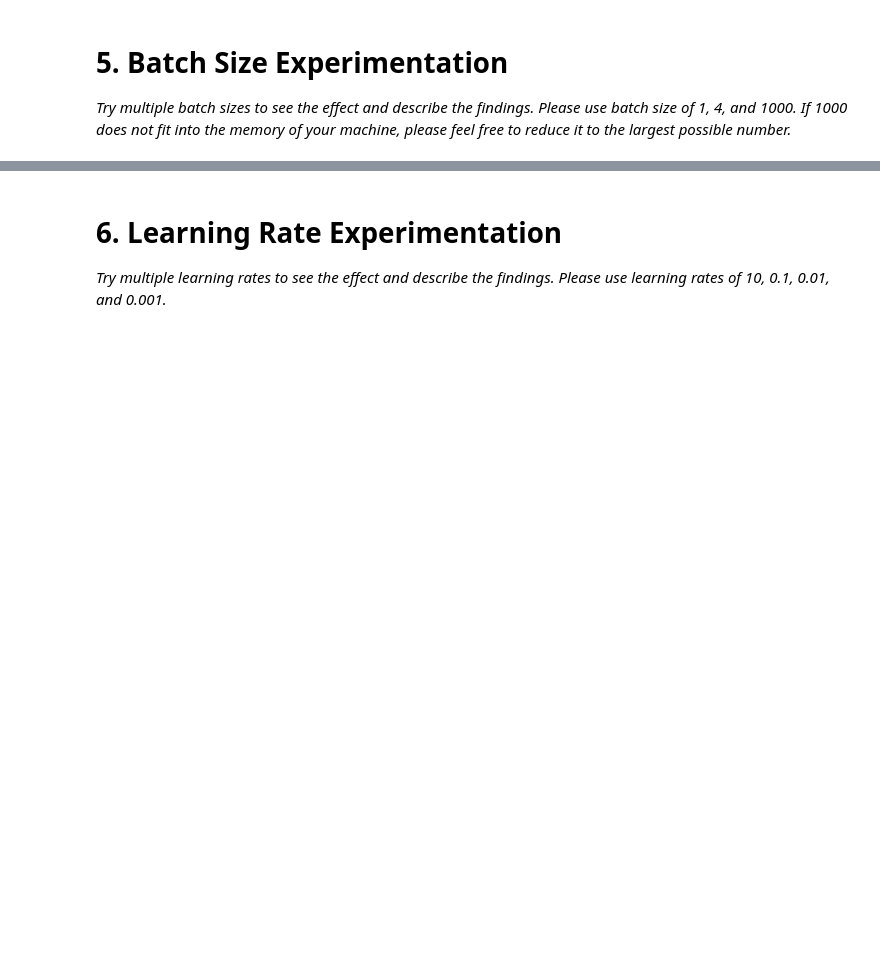
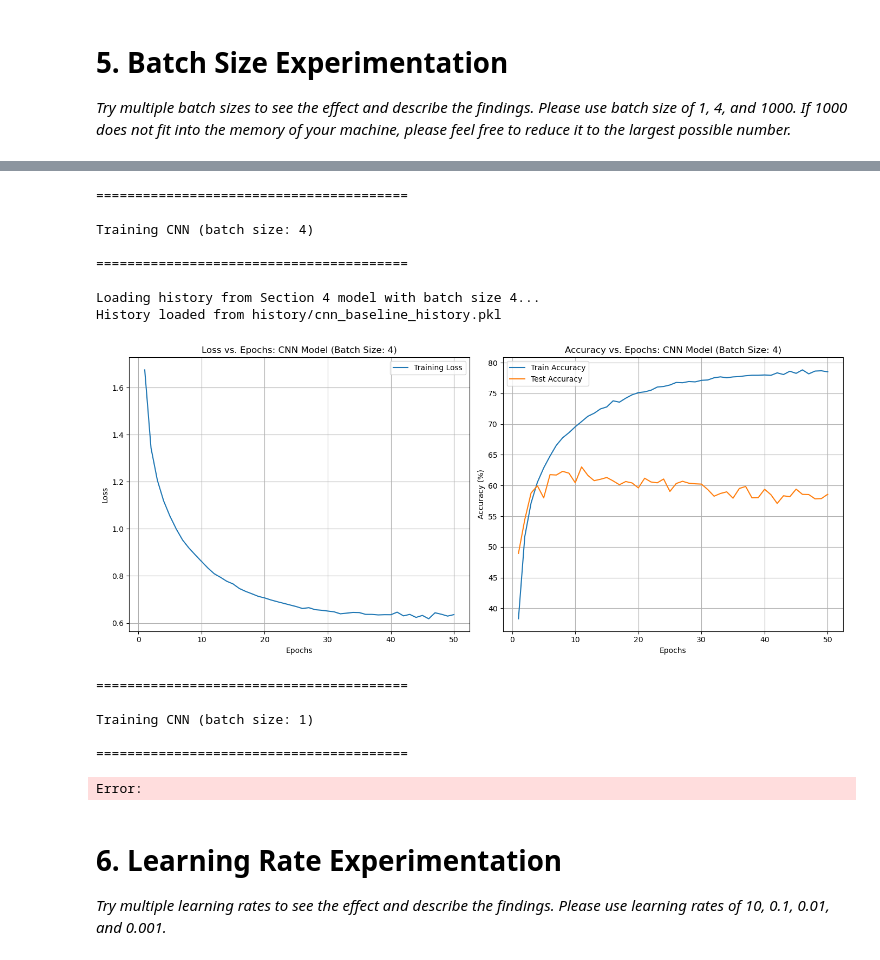
Before and after one commit to scalettar/ecs271, a Jupyter notebook: hw2/hw2.ipynb, the cells around one changed output, grey strips where cells are left out. Cells and saved outputs as stored; diff of their text form; code cells hidden in the pictures; blank space fills up the shorter version.

```diff
--- a/hw2/hw2.ipynb
+++ b/hw2/hw2.ipynb
@@ -71,8 +71,7 @@ def train_and_evaluate(model, trainloader, testloader, criterion, optimizer, dev
         # initialize parameters to track training accuracy
         train_total = 0
         train_correct = 0
-        running_loss_epoch = 0.0
-        running_loss_intermediate = 0.0
+        running_loss = 0.0
         # iterate over training data
         for i, data in enumerate(trainloader, 0):
             # get the inputs and move them to selected device
@@ -90,14 +89,9 @@ def train_and_evaluate(model, trainloader, testloader, criterion, optimizer, dev
             train_total += labels.size(0)
             train_correct += (predicted == labels).sum().item()
             # print statistics
-            running_loss_intermediate += loss.item()
-            running_loss_epoch += loss.item()
-            if i % 2000 == 1999:
-                print('[%d, %5d] loss: %.3f' %
-                      (epoch + 1, i + 1, running_loss_intermediate / 2000))
-                running_loss_intermediate = 0.0
+            running_loss += loss.item()
         # calculate epoch loss and training accuracy
-        epoch_loss = running_loss_epoch / len(trainloader)
+        epoch_loss = running_loss / len(trainloader)
         epoch_train_acc = 100 * train_correct / train_total
         # set model to evaluate mode and evaluate on test data
         model.eval()
@@ -493,3 +505,58 @@ possible number.*
+# %%
+section_5_history = {}
+
+batch_sizes = [4, 1, 1000]
+
+criterion_batch_size = nn.CrossEntropyLoss()
+
+for batch_size in batch_sizes:
+    print(f"\n{'='*40}")
+    print(f"\nTraining CNN (batch size: {batch_size})")
+    print(f"\n{'='*40}\n")
+
+    if batch_size == 4 and os.path.exists('history/cnn_baseline_history.pkl'):
+        print("Loading history from Section 4 model with batch size 4...")
+        train_loss_batch_size, train_acc_batch_size, test_acc_batch_size = load_history('cnn_baseline_history.pkl')
+    else:
+        net_batch_size = CNN()
+        net_batch_size.to(device)
+
+        trainloader_batch_size, testloader_batch_size = get_dataloaders(batch_size=batch_size, num_workers=2)
+
+        optimizer_batch_size = optim.SGD(net_batch_size.parameters(), lr=0.001, momentum=0.9)
+
+    try:
+        train_loss_batch_size, train_acc_batch_size, test_acc_batch_size = train_and_evaluate(
+            net_batch_size, trainloader_batch_size, testloader_batch_size, criterion_batch_size, optimizer_batch_size, device, epochs=50)
+    except Exception as e:
+        print(f"An error occurred while training with batch size = {batch_size}")
+        print(f"Error: {e}")
+        train_loss_batch_size, train_acc_batch_size, test_acc_batch_size = [0], [0], [0]
+
+
+    save_history(f"cnn_batch_size_{batch_size}_history.pkl", train_loss_batch_size, train_acc_batch_size, test_acc_batch_size)
+    plot_results(f"CNN Model (Batch Size: {batch_size})", train_loss_batch_size, train_acc_batch_size, test_acc_batch_size)
+    section_5_history[batch_size] = {
+        "train_loss": train_loss_batch_size,
+        "train_acc": train_acc_batch_size,
+        "test_acc": test_acc_batch_size
+    }
+# %% [output]
+========================================
+
+Training CNN (batch size: 4)
+
+========================================
+
+Loading history from Section 4 model with batch size 4...
+History loaded from history/cnn_baseline_history.pkl
+[figure, added]
+========================================
+
+Training CNN (batch size: 1)
+
+========================================
+Error:
 # %% [markdown]
 # 6. Learning Rate Experimentation
 
```
Also changed, not shown: parts of 8 cells of this notebook, 4 other files.
